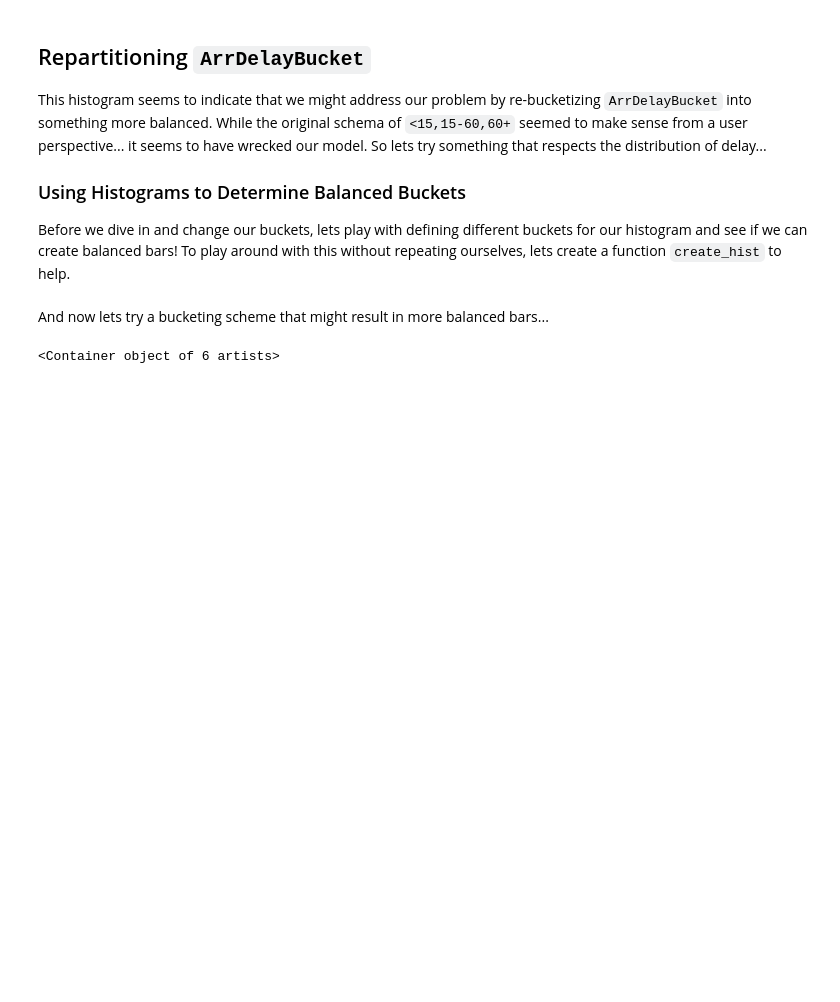
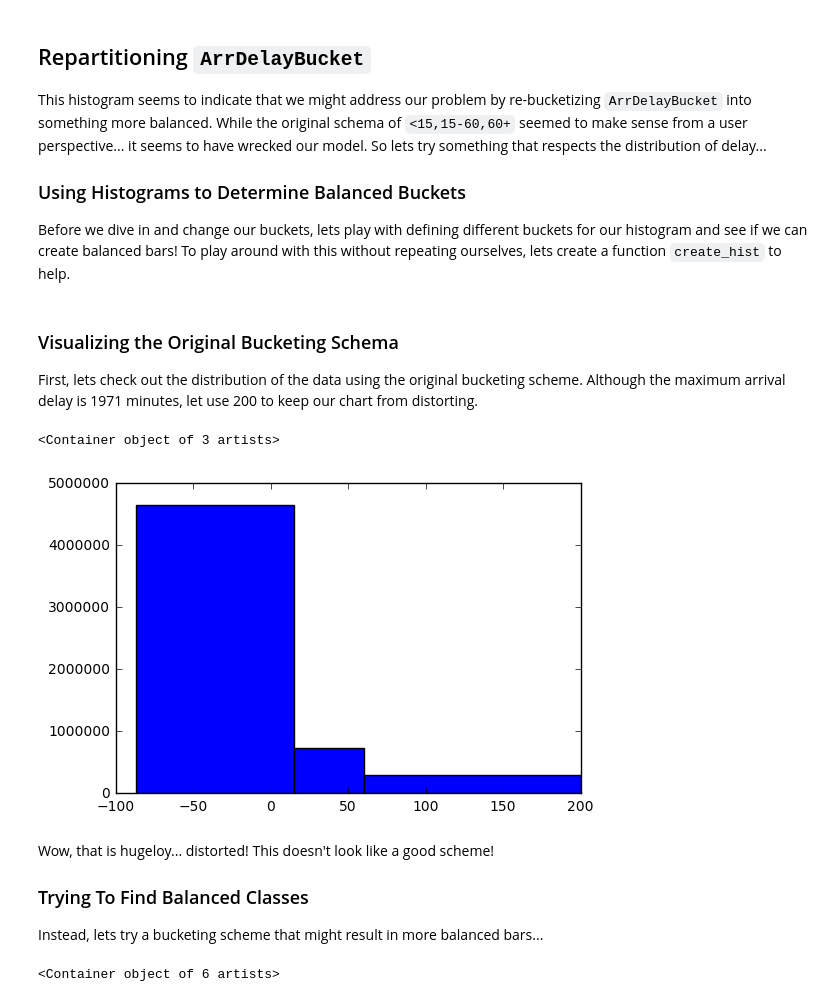
Before and after one commit to Crisliu/Agile-Data-Science, a Jupyter notebook: ch09/Debugging Prediction Problems.ipynb, the cells around one changed output. Saved outputs shown, nothing was run; the diff lists cells and outputs as text; code cells hidden in the pictures; blank space fills up the shorter version.

Commit message:
Added chart of original class label scheme.

```diff
--- a/ch09/Debugging Prediction Problems.ipynb
+++ b/ch09/Debugging Prediction Problems.ipynb
@@ -243,8 +254,28 @@ def create_hist(rdd_histogram_data):
   widths = [abs(i - j) for i, j in zip(full_bins[:-1], full_bins[1:])]
   bar = plt.bar(mid_point_bins, heights, width=widths, color='b')
   return bar
+# %% [markdown]
+### Visualizing the Original Bucketing Schema
+First, lets check out the distribution of the data using the original bucketing scheme. Although the maximum arrival delay is 1971 minutes, let use 200 to keep our chart from distorting.
+# %%
+%matplotlib inline
+
+buckets = [-87.0, 15, 60, 200]
+rdd_histogram_data = ml_bucketized_features\
+  .select("ArrDelay")\
+  .rdd\
+  .flatMap(lambda x: x)\
+  .histogram(buckets)
+
+create_hist(rdd_histogram_data)
+# %% [output]
+<Container object of 3 artists>
+[figure, added]
 # %% [markdown]
-And now lets try a bucketing scheme that might result in more balanced bars...
+Wow, that is hugeloy... distorted! This doesn't look like a good scheme!
+
+### Trying To Find Balanced Classes
+Instead, lets try a bucketing scheme that might result in more balanced bars...
 # %%
 %matplotlib inline
 
```
Also changed, not shown: parts of 4 cells of this notebook.
